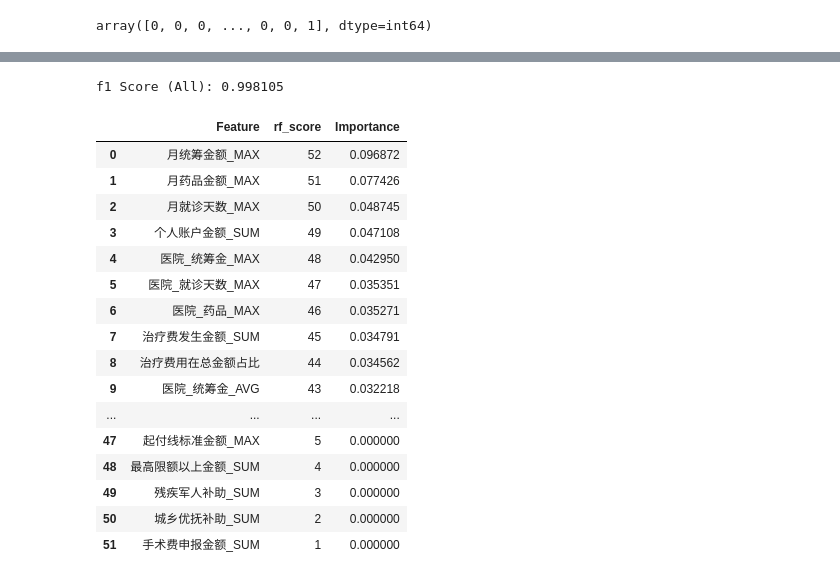
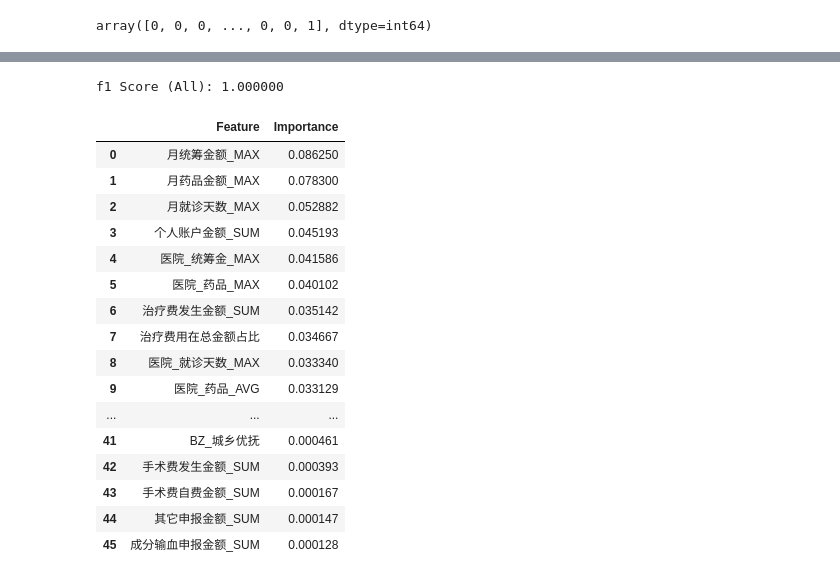
Before and after one commit to xioawei1/fc_project, a Jupyter notebook: python3.8_fc_oneStep.ipynb, the cells around one changed output, grey strips where cells are left out. Saved outputs shown, nothing was run; the diff lists cells and outputs as text; code cells hidden in the pictures.

```diff
--- a/python3.8_fc_oneStep.ipynb
+++ b/python3.8_fc_oneStep.ipynb
@@ -427,9 +345,9 @@ print( gsearch1.best_params_, gsearch1.best_score_)
 # %%
 # 接着对决策树最大深度max_depth进行网格搜索
-param_test2 = {'max_depth':[x for x in range(7,15,2)]}
-gsearch2 = GridSearchCV(estimator = RandomForestClassifier(n_estimators=70,oob_score=True,
+param_test2 = {'max_depth':[None,3,4,5]}
+gsearch2 = GridSearchCV(estimator = RandomForestClassifier(n_estimators=370,oob_score=True,
                                                            random_state=14,class_weight='balanced'),
-                        param_grid = param_test2, scoring='f1', cv=5)
+                        param_grid = param_test2, scoring='precision', cv=5)
 gsearch2.fit(x_train,y_train)
 print( gsearch2.best_params_, gsearch2.best_score_)
 # %% [output]
@@ -437,8 +355,9 @@ print( gsearch2.best_params_, gsearch2.best_score_)
 # %%
-rf1 = RandomForestClassifier(n_estimators= 76,
-                             max_depth=39 ,oob_score=True,
-                             random_state=14,class_weight='balanced')
-rf1.fit(x_train,y_train)
+rf1 = RandomForestClassifier(n_estimators= 370,oob_score=True,
+                             random_state=14)
+sample_weight_rf1=compute_sample_weight('balanced',
+                                        y_train)
+rf1.fit(x_train,y_train,sample_weight=sample_weight_rf1)
 print( rf1.oob_score_)
 y_pred= rf1.predict(x_test)
 print( "Precision Score (Train): %f" % metrics.precision_score(y_test, y_pred))
@@ -445,8 +367,12 @@ print( "Precision Score (Train): %f" % metrics.precision_score(y_test, y_pred))
 # %%
 # 下面再对内部节点再划分所需最小样本数min_samples_split和叶子节点最少样本数min_samples_leaf一起调参
-param_test3 = {'min_samples_split':[2,3,4,6,7,8,9], 'min_samples_leaf':[1,3,4,6,7,8]}
-gsearch3 = GridSearchCV(estimator = RandomForestClassifier(n_estimators= 76, max_depth=39,
-                                  oob_score=True, random_state=14,class_weight='balanced'),
-   param_grid = param_test3, scoring='precision', cv=5)
+param_test3 = {'min_samples_split':[2,3,4,], 'min_samples_leaf':[1,3,4,]}
+gsearch3 = GridSearchCV(estimator = RandomForestClassifier(n_estimators= 370,
+                                                           oob_score=True,
+                                                           random_state=14,
+                                                           class_weight='balanced'),
+                        param_grid = param_test3,
+                        scoring='precision',
+                        cv=5)
 gsearch3.fit(x_train,y_train)
 print( gsearch3.best_params_, gsearch3.best_score_)
@@ -453,6 +381,6 @@ print( gsearch3.best_params_, gsearch3.best_score_)
 # %%
 # 用搜索到的最佳参数，再看看最终的模型拟合,观察到精确率有所提高
-rf2 = RandomForestClassifier(n_estimators= 76, max_depth=39, min_samples_split=2,
+rf2 = RandomForestClassifier(n_estimators= 370,min_samples_split=2,
                                 min_samples_leaf=1,oob_score=True, random_state=14)
 sample_weight_rf20 = compute_sample_weight('balanced',
                                            y_train)
@@ -461,5 +389,5 @@ print (rf2.oob_score_)
 sample_weight_rf2 = compute_sample_weight('balanced',
                                           y_test)
 y_pred2=rf2.predict(x_test)
-print( "precision Score (Train): %f" % metrics.precision_score(y_test, y_pred2,sample_weight=sample_weight_rf2))
+print( "precision Score (Train): %f" % metrics.precision_score(y_test, y_pred2))
 # %% [output]
@@ -490,28 +418,27 @@ plt.show()
 # %%
-feature_importance_df = pd.DataFrame({
+importance_rf_df = pd.DataFrame({
     'Feature': sorted_feature_names,
-    'rf_score': range(len(sorted_importances),0,-1),
     'Importance': sorted_importances
 })
-y_pre = rf2.predict(x)
-print( "f1 Score (All): %f" % metrics.f1_score(y, y_pre))
-feature_importance_df
+y_pre = rf2.predict(x_test)
+print( "f1 Score (All): %f" % metrics.precision_score(y_test, y_pre))
+importance_rf_df
 # %% [output]
-f1 Score (All): 0.998105
+f1 Score (All): 1.000000
-|  | Feature | rf_score | Importance |
-| 0 | 月统筹金额_MAX | 52 | 0.096872 |
-| 1 | 月药品金额_MAX | 51 | 0.077426 |
-| 2 | 月就诊天数_MAX | 50 | 0.048745 |
-| 3 | 个人账户金额_SUM | 49 | 0.047108 |
-| 4 | 医院_统筹金_MAX | 48 | 0.042950 |
-| 5 | 医院_就诊天数_MAX | 47 | 0.035351 |
-| 6 | 医院_药品_MAX | 46 | 0.035271 |
-| 7 | 治疗费发生金额_SUM | 45 | 0.034791 |
-| 8 | 治疗费用在总金额占比 | 44 | 0.034562 |
-| 9 | 医院_统筹金_AVG | 43 | 0.032218 |
-| ... | ... | ... | ... |
-| 47 | 起付线标准金额_MAX | 5 | 0.000000 |
-| 48 | 最高限额以上金额_SUM | 4 | 0.000000 |
-| 49 | 残疾军人补助_SUM | 3 | 0.000000 |
-| 50 | 城乡优抚补助_SUM | 2 | 0.000000 |
-| 51 | 手术费申报金额_SUM | 1 | 0.000000 |
+|  | Feature | Importance |
+| 0 | 月统筹金额_MAX | 0.086250 |
+| 1 | 月药品金额_MAX | 0.078300 |
+| 2 | 月就诊天数_MAX | 0.052882 |
+| 3 | 个人账户金额_SUM | 0.045193 |
+| 4 | 医院_统筹金_MAX | 0.041586 |
+| 5 | 医院_药品_MAX | 0.040102 |
+| 6 | 治疗费发生金额_SUM | 0.035142 |
+| 7 | 治疗费用在总金额占比 | 0.034667 |
+| 8 | 医院_就诊天数_MAX | 0.033340 |
+| 9 | 医院_药品_AVG | 0.033129 |
+| ... | ... | ... |
+| 41 | BZ_城乡优抚 | 0.000461 |
+| 42 | 手术费发生金额_SUM | 0.000393 |
+| 43 | 手术费自费金额_SUM | 0.000167 |
+| 44 | 其它申报金额_SUM | 0.000147 |
+| 45 | 成分输血申报金额_SUM | 0.000128 |
```
Also changed, not shown: parts of 32 cells of this notebook.
